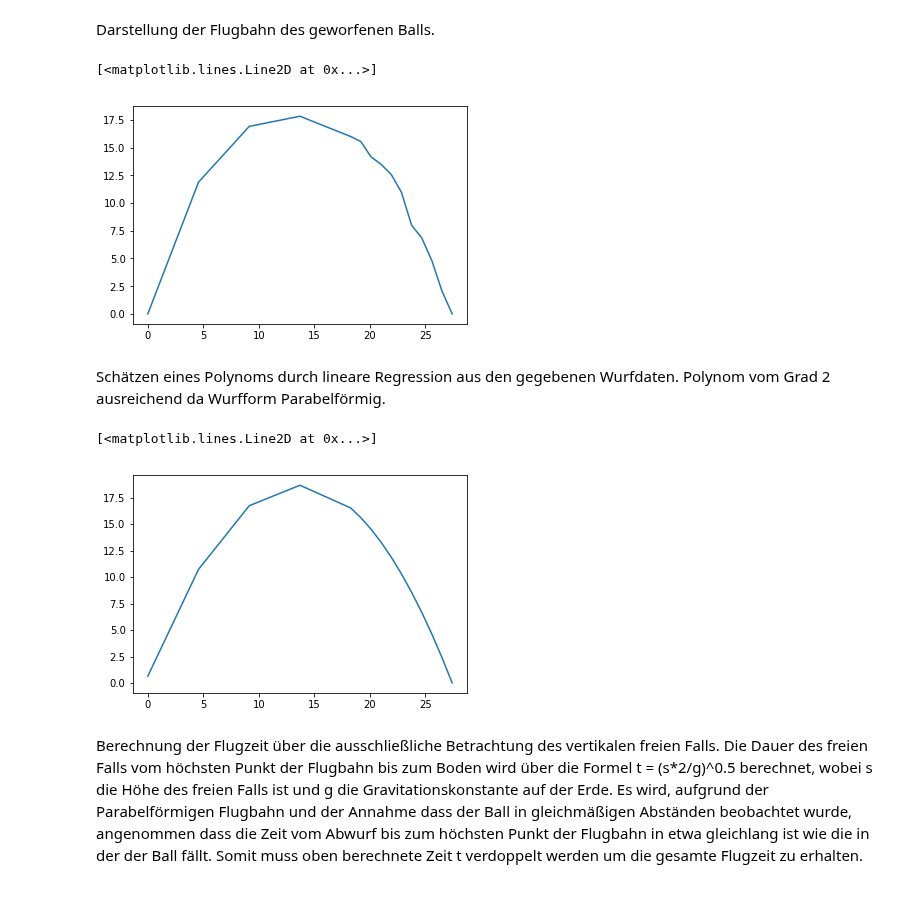
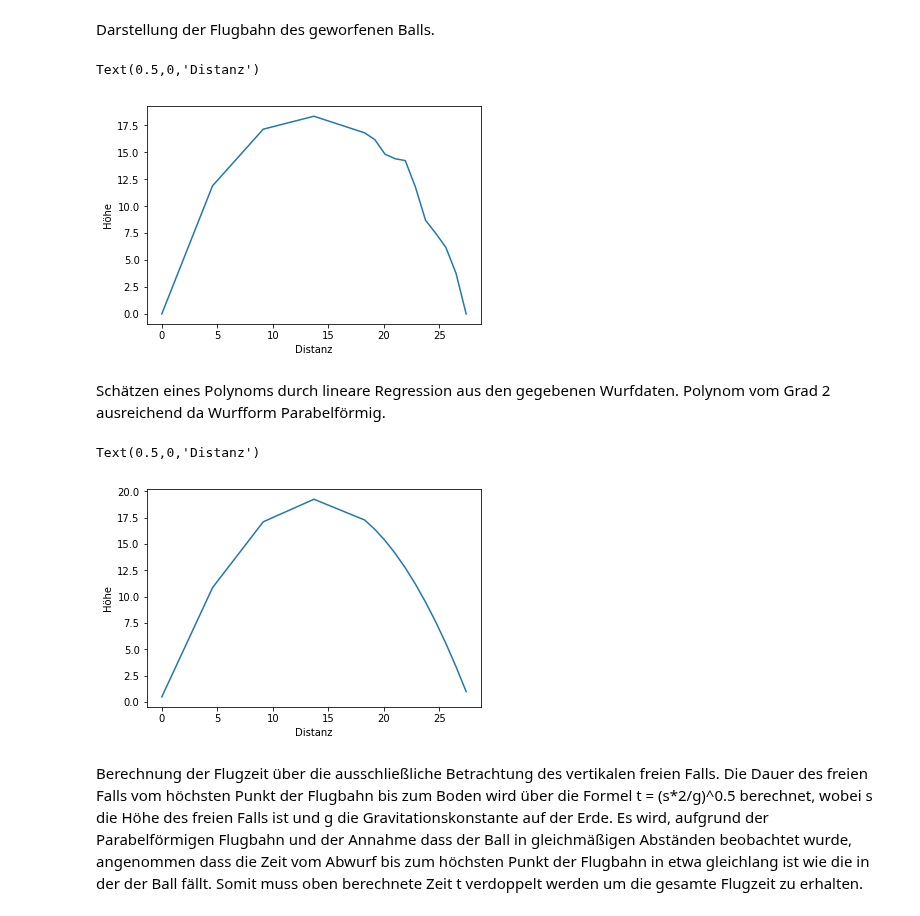
Before and after one commit to darenegade/modellbildung, a Jupyter notebook: Abgabe1/Abgabe1.ipynb, the cells around one changed output. Saved outputs shown, nothing was run; the diff lists cells and outputs as text; code cells hidden in the pictures.

```diff
--- a/Abgabe1/Abgabe1.ipynb
+++ b/Abgabe1/Abgabe1.ipynb
@@ -233,4 +254,4 @@ Einlesen der Daten eines geworfenen Balls, der in bestimmten Abständen in Höhe
 # %%
 ThrowData = pd.read_csv("data/DatenSchWurf.txt", sep=" ")
 ThrowData = ThrowData * 0.9144
-ThrowData
+height = (ThrowData['height(ins)'] + ThrowData['height'] + ThrowData['height.1'] + ThrowData['height.2']) / 4   #Mittelung der Höhendaten
@@ -254,19 +258,23 @@ ThrowData
 # %% [markdown]
 Darstellung der Flugbahn des geworfenen Balls.
 # %%
-plt.plot(ThrowData['Distance(yds)'], ThrowData['height(ins)'])
+plt.plot(ThrowData['Distance(yds)'], height)
+plt.ylabel('Höhe')
+plt.xlabel('Distanz')
 # %% [output]
-[<matplotlib.lines.Line2D at 0x...>]
+Text(0.5,0,'Distanz')
-[figure, old version]
+[figure, new version]
 # %% [markdown]
 Schätzen eines Polynoms durch lineare Regression aus den gegebenen Wurfdaten. Polynom vom Grad 2 ausreichend da Wurfform Parabelförmig.
 # %%
-coeffs = poly.polyfit(ThrowData['Distance(yds)'],ThrowData['height(ins)'],2);
+coeffs = poly.polyfit(ThrowData['Distance(yds)'],height,2);
 ffit = poly.Polynomial(coeffs)    # instead of np.poly1d
 plt.plot(ThrowData['Distance(yds)'], ffit(ThrowData['Distance(yds)']))
+plt.ylabel('Höhe')
+plt.xlabel('Distanz')
 # %% [output]
-[<matplotlib.lines.Line2D at 0x...>]
+Text(0.5,0,'Distanz')
-[figure, old version]
+[figure, new version]
 # %% [markdown]
 Berechnung der Flugzeit über die ausschließliche Betrachtung des vertikalen freien Falls. Die Dauer des freien Falls vom höchsten Punkt der Flugbahn bis zum Boden wird über die Formel t = (s*2/g)^0.5 berechnet, wobei s die Höhe des freien Falls ist und g die Gravitationskonstante auf der Erde. Es wird, aufgrund der Parabelförmigen Flugbahn und der Annahme dass der Ball in gleichmäßigen Abständen beobachtet wurde, angenommen dass die Zeit vom Abwurf bis zum höchsten Punkt der Flugbahn in etwa gleichlang ist wie die in der der Ball fällt. Somit muss oben berechnete Zeit t verdoppelt werden um die gesamte Flugzeit zu erhalten.
 # %%
```
Also changed, not shown: parts of 12 cells of this notebook.
